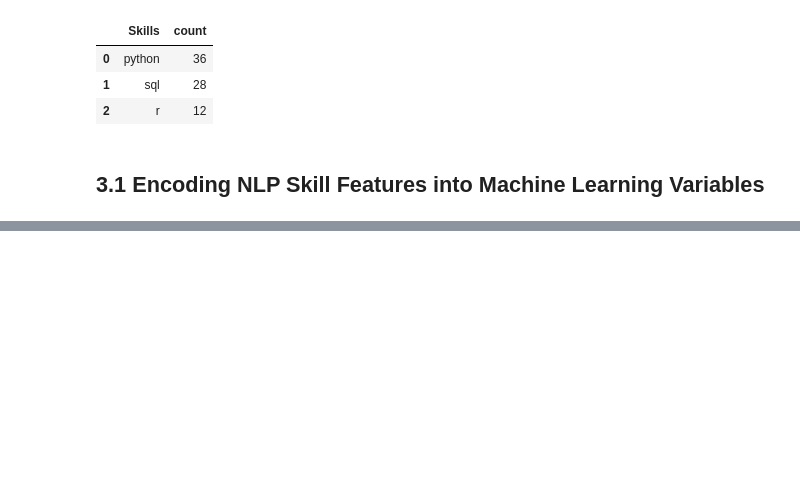
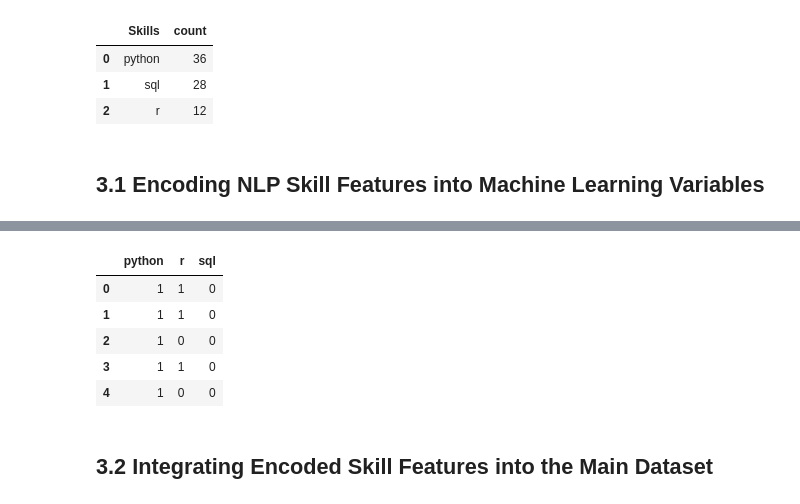
Before and after one commit to AntonioJabbour/job_market_inteligence, a Jupyter notebook: notebooks/02_skill_analysis.ipynb, the cells around one changed output, grey strips where cells are left out. Cells and saved outputs as stored; diff of their text form; code cells hidden in the pictures; blank space fills up the shorter version.

```diff
--- a/notebooks/02_skill_analysis.ipynb
+++ b/notebooks/02_skill_analysis.ipynb
@@ -648,3 +648,11 @@ ML_Skills[ML_Skills['count'] >= 5]
 ## 3.1 Encoding NLP Skill Features into Machine Learning Variables
 # %%
 from sklearn.preprocessing import MultiLabelBinarizer
+
+mlb = MultiLabelBinarizer()
+
+skills_metrix = mlb.fit_transform(df['extracted_skills'])
+mlb.classes_
+
+print(skills_metrix)
+print(mlb.classes_)
@@ -650,0 +677,15 @@ from sklearn.preprocessing import MultiLabelBinarizer
+# %%
+skills_encoded_df = pd.DataFrame(
+    data= skills_metrix,
+    columns= mlb.classes_
+)
+skills_encoded_df.head(5)
+# %% [output]
+|  | python | r | sql |
+| 0 | 1 | 1 | 0 |
+| 1 | 1 | 1 | 0 |
+| 2 | 1 | 0 | 0 |
+| 3 | 1 | 1 | 0 |
+| 4 | 1 | 0 | 0 |
+# %% [markdown]
+## 3.2 Integrating Encoded Skill Features into the Main Dataset
```
Also changed, not shown: parts of 5 cells of this notebook.
